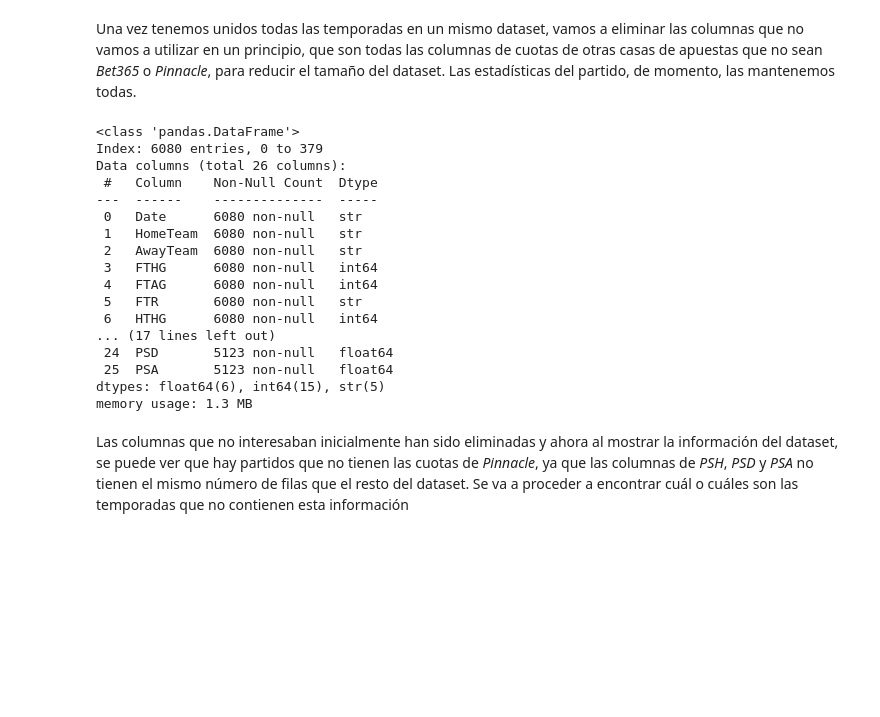
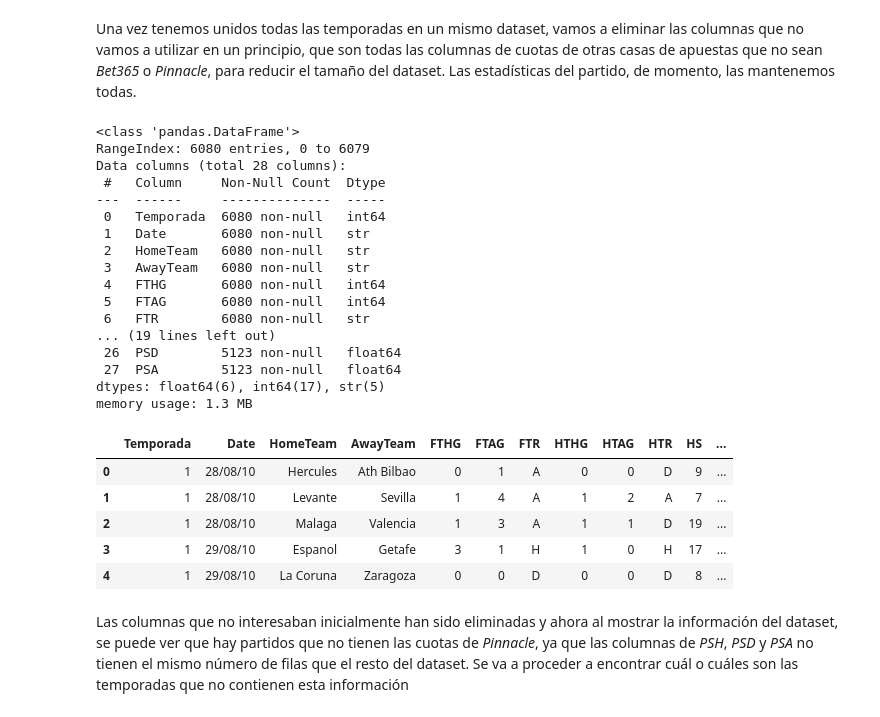
Before and after one commit to nestorm1/C-digo, a Jupyter notebook: main.ipynb, the cells around one changed output. Saved outputs shown, nothing was run; the diff lists cells and outputs as text; code cells hidden in the pictures; blank space fills up the shorter version.

```diff
--- a/main.ipynb
+++ b/main.ipynb
@@ -40,28 +41,35 @@ memory usage: 8.9 MB
 # %% [markdown]
 Una vez tenemos unidos todas las temporadas en un mismo dataset, vamos a eliminar las columnas que no vamos a utilizar en un principio, que son todas las columnas de cuotas de otras casas de apuestas que no sean *Bet365* o *Pinnacle*, para reducir el tamaño del dataset. Las estadísticas del partido, de momento, las mantenemos todas.
 # %%
-columns = ["Date", "HomeTeam", "AwayTeam", "FTHG", "FTAG", "FTR", "HTHG", "HTAG", "HTR", "HS", "AS", "HST", "HF", "AF", "HC", "AC", "HY", "AY",
-            "HR", "AR", "B365H", "B365D", "B365A", "PSH", "PSD", "PSA"]
+columns = ["Temporada", "Date", "HomeTeam", "AwayTeam", "FTHG", "FTAG", "FTR", "HTHG", "HTAG", "HTR", "HS", "AS", "HST", "AST", "HF", "AF", "HC", "AC", "HY", "AY","HR", "AR", "B365H", "B365D",
+            "B365A", "PSH", "PSD", "PSA"]
 laliga = laliga[columns]
 laliga.info()
+laliga.head()
 # %% [output]
 <class 'pandas.DataFrame'>
-Index: 6080 entries, 0 to 379
-Data columns (total 26 columns):
- #   Column    Non-Null Count  Dtype
----  ------    --------------  -----
- 0   Date      6080 non-null   str
- 1   HomeTeam  6080 non-null   str
- 2   AwayTeam  6080 non-null   str
- 3   FTHG      6080 non-null   int64
- 4   FTAG      6080 non-null   int64
- 5   FTR       6080 non-null   str
- 6   HTHG      6080 non-null   int64
-... (17 lines left out)
- 24  PSD       5123 non-null   float64
- 25  PSA       5123 non-null   float64
-dtypes: float64(6), int64(15), str(5)
+RangeIndex: 6080 entries, 0 to 6079
+Data columns (total 28 columns):
+ #   Column     Non-Null Count  Dtype
+---  ------     --------------  -----
+ 0   Temporada  6080 non-null   int64
+ 1   Date       6080 non-null   str
+ 2   HomeTeam   6080 non-null   str
+ 3   AwayTeam   6080 non-null   str
+ 4   FTHG       6080 non-null   int64
+ 5   FTAG       6080 non-null   int64
+ 6   FTR        6080 non-null   str
+... (19 lines left out)
+ 26  PSD        5123 non-null   float64
+ 27  PSA        5123 non-null   float64
+dtypes: float64(6), int64(17), str(5)
 memory usage: 1.3 MB
+|  | Temporada | Date | HomeTeam | AwayTeam | FTHG | FTAG | FTR | HTHG | HTAG | HTR | HS | ... |
+| 0 | 1 | 28/08/10 | Hercules | Ath Bilbao | 0 | 1 | A | 0 | 0 | D | 9 | ... |
+| 1 | 1 | 28/08/10 | Levante | Sevilla | 1 | 4 | A | 1 | 2 | A | 7 | ... |
+| 2 | 1 | 28/08/10 | Malaga | Valencia | 1 | 3 | A | 1 | 1 | D | 19 | ... |
+| 3 | 1 | 29/08/10 | Espanol | Getafe | 3 | 1 | H | 1 | 0 | H | 17 | ... |
+| 4 | 1 | 29/08/10 | La Coruna | Zaragoza | 0 | 0 | D | 0 | 0 | D | 8 | ... |
 # %% [markdown]
 Las columnas que no interesaban inicialmente han sido eliminadas y ahora al mostrar la información del dataset, se puede ver que hay partidos que no tienen las cuotas de *Pinnacle*, ya que las columnas de *PSH*, *PSD* y *PSA* no tienen el mismo número de filas que el resto del dataset. Se va a proceder a encontrar cuál o cuáles son las temporadas que no contienen esta información
 # %%
```
Also changed, not shown: parts of 21 cells of this notebook.
